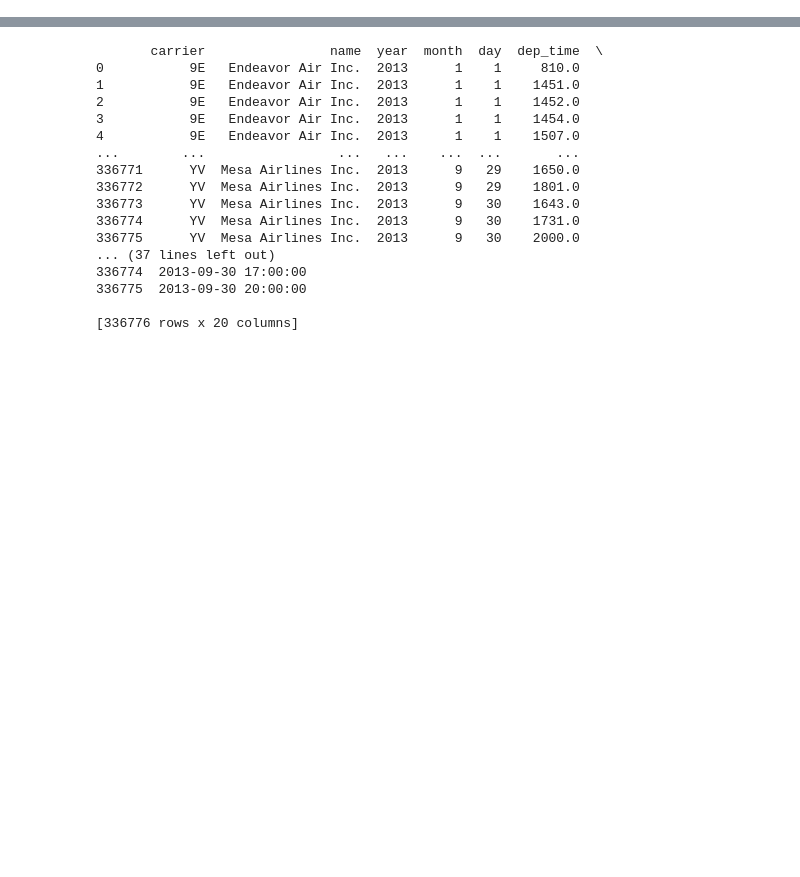
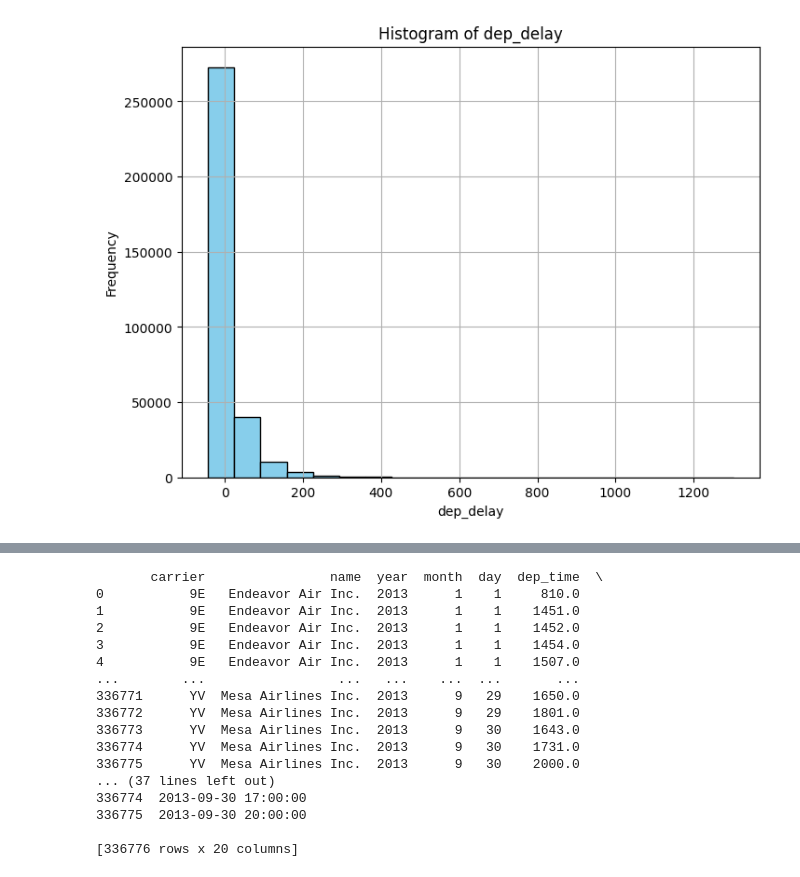
Before and after one commit to TheFizzlee/ADS, a Jupyter notebook: CasusExploratieDataAnalyse.ipynb, the cells around one changed output, grey strips where cells are left out. Drawn from its saved outputs; the diff is of its cells as text; code cells hidden in the pictures; blank space fills up the shorter version.

```diff
--- a/CasusExploratieDataAnalyse.ipynb
+++ b/CasusExploratieDataAnalyse.ipynb
@@ -63,0 +1,89 @@ merged_df.to_csv('InformationQuestion3_csv',index=False)
+# %%
+import pandas as pd
+import matplotlib.pyplot as plt
+
+# Load the Analytic Base Table (ABT) into a DataFrame
+abt_df = pd.read_csv('ABT_csv')
+
+# Continuous Features
+continuous_features = ['dep_delay', 'arr_delay', 'temp', 'dewp', 'humid', 'wind_dir', 'wind_speed']
+
+# Calculate descriptive statistics for continuous features
+continuous_stats = abt_df[continuous_features].describe().transpose()
+
+# Calculate count of missing values for each continuous feature
+missing_values_count = abt_df[continuous_features].isnull().sum()
+
+# Calculate proportion of missing values for each continuous feature
+missing_values_percentage = (missing_values_count / len(abt_df)) * 100
+
+# Calculate cardinality for each continuous feature
+cardinality = abt_df[continuous_features].nunique()
+
+# Plot histograms for continuous features
+for feature in continuous_features:
+    plt.figure(figsize=(8, 6))
+    plt.hist(abt_df[feature], bins=20, color='skyblue', edgecolor='black')
+    plt.title(f'Histogram of {feature}')
+    plt.xlabel(feature)
+    plt.ylabel('Frequency')
+    plt.grid(True)
+    plt.show()
+
+# Create DataFrame for continuous features
+continuous_data_quality_report = pd.DataFrame({
+    'Feature': continuous_stats.index,
+    'Minimum': continuous_stats['min'],
+    '1st Quartile': continuous_stats['25%'],
+    'Mean': continuous_stats['mean'],
+    'Median': continuous_stats['50%'],
+    '3rd Quartile': continuous_stats['75%'],
+    'Maximum': continuous_stats['max'],
+    'Standard Deviation': continuous_stats['std'],
+    'Total Instances': len(abt_df),
+    'Missing Values Count': missing_values_count,
+    'Missing Values Percentage': missing_values_percentage,
+    'Cardinality': cardinality
+})
+
+print("Continuous Data Quality Report:")
+print(continuous_data_quality_report)
+
+# Categorical Features
+categorical_features = ['dest', 'origin', 'carrier']
+
+# Calculate mode and 2nd mode for each categorical feature
+mode_values = abt_df[categorical_features].mode()
+mode_counts = abt_df[categorical_features].apply(lambda x: x.value_counts().nlargest(2))
+
+# Calculate percentage of missing values for each categorical feature
+missing_values_percentage_cat = (abt_df[categorical_features].isnull().sum() / len(abt_df)) * 100
+
+# Calculate cardinality for each categorical feature
+cardinality_cat = abt_df[categorical_features].nunique()
+
+# Plot bar plots for categorical features
+for feature in categorical_features:
+    plt.figure(figsize=(8, 6))
+    abt_df[feature].value_counts().plot(kind='bar', color='skyblue')
+    plt.title(f'Bar plot of {feature}')
+    plt.xlabel(feature)
+    plt.ylabel('Frequency')
+    plt.grid(True)
+    plt.show()
+
+# Create DataFrame for categorical features
+categorical_data_quality_report = pd.DataFrame({
+    'Feature': mode_values.index,
+    'Mode': mode_values.iloc[:, 0],
+    'Mode Frequency': mode_counts.apply(lambda x: x[0] if len(x) > 0 else None),
+    '2nd Mode': mode_values.apply(lambda x: x[1] if len(x) > 1 else None),
+    '2nd Mode Frequency': mode_counts.apply(lambda x: x[1] if len(x) > 1 else None),
+    'Missing Values Percentage': missing_values_percentage_cat[mode_values.index],
+    'Cardinality': cardinality_cat[mode_values.index]
+}).reset_index(drop=True)
+
+print("\nCategorical Data Quality Report:")
+print(categorical_data_quality_report)
+# %% [output]
+[figure, added]
```
Also changed, not shown: parts of 7 cells of this notebook, 6 other files.
